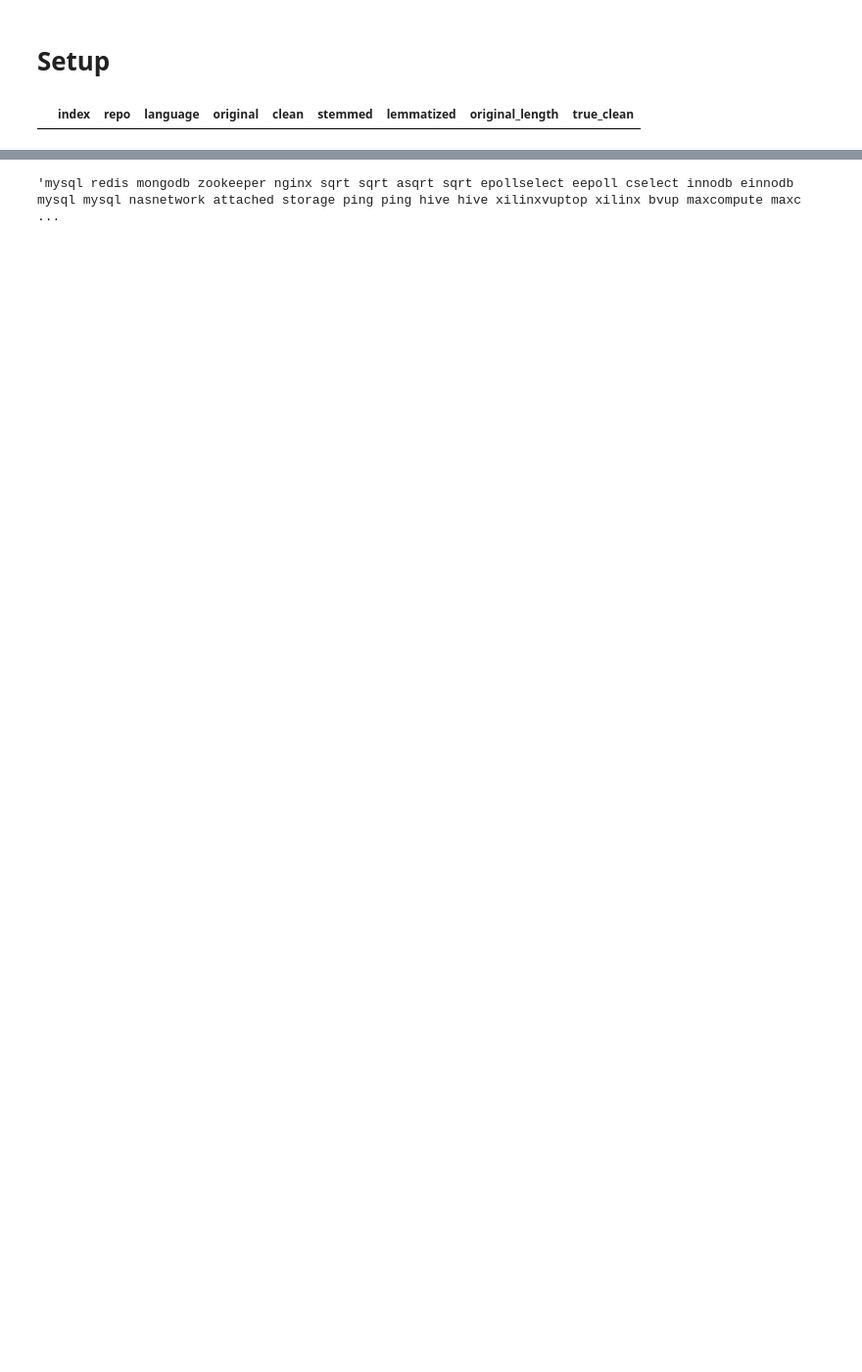
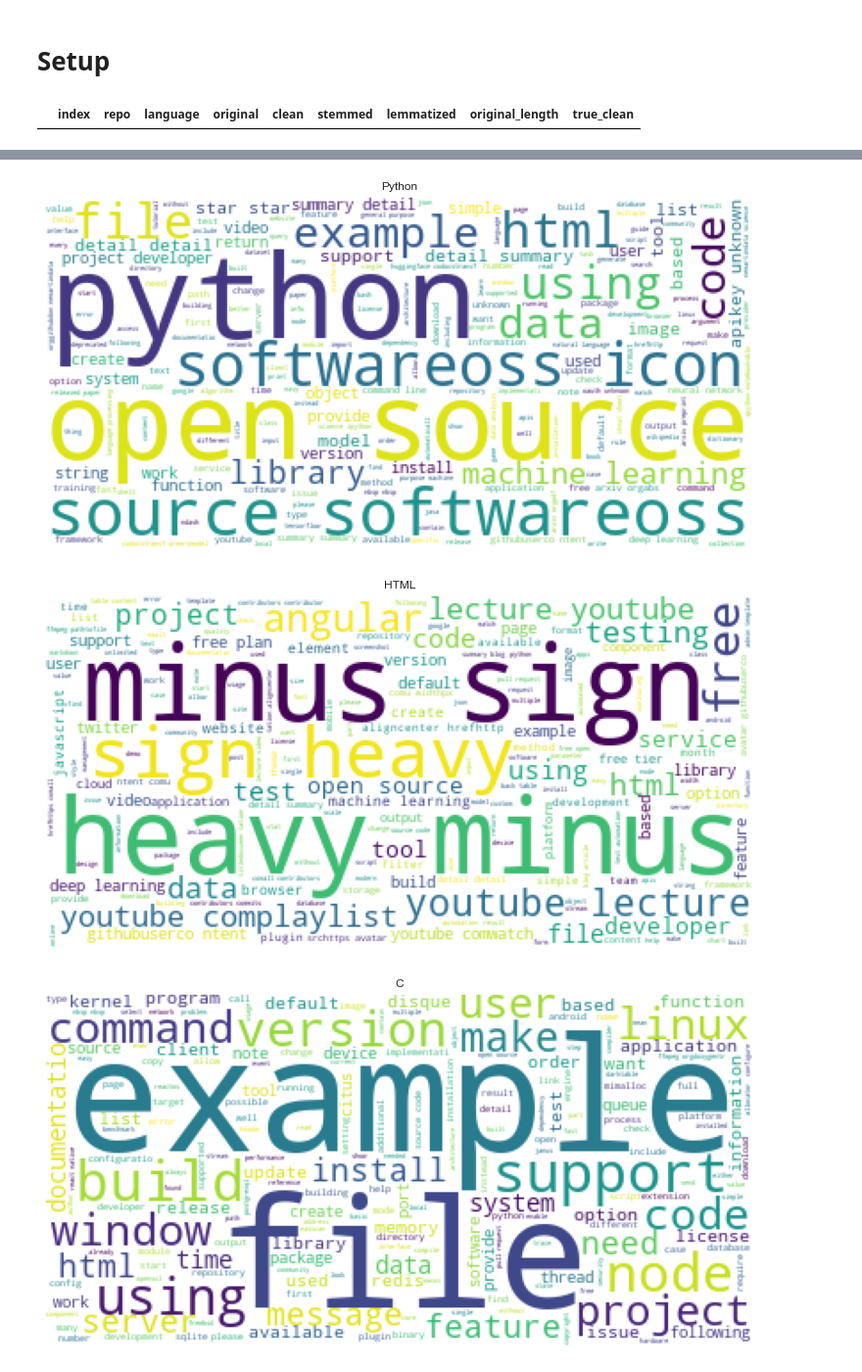
Before and after one commit to Dash-n-Dave-NLP/Project-Dave, a Jupyter notebook: explore_real.ipynb, the cells around one changed output, grey strips where cells are left out. Shown at 98% size. Saved outputs shown, nothing was run; the diff lists cells and outputs as text; code cells hidden in the pictures; blank space fills up the shorter version.

```diff
--- a/explore_real.ipynb
+++ b/explore_real.ipynb
@@ -19,8 +20,6 @@ df = git_df()
 df[df.language.isnull() == True]
 # %% [output]
 |  | index | repo | language | original | clean | stemmed | lemmatized | original_length | true_clean |
-# %%
-df = df.drop(columns='index')
 # %%
 df
 # %% [output]
@@ -73,6 +72,16 @@ languages = [python, html, c, cplusplus, php, other]
 # %%
 # str(TextBlob(df.true_clean[1]).correct())
 # %%
-df.true_clean[0]
+for l in languages:
+
+    img = WordCloud(background_color= 'white')\
+    .generate(l.words)
+
+    plt.imshow(img)
+    plt.axis('off')
+    plt.title(l.label)
+    plt.show()
 # %% [output]
-'mysql redis mongodb zookeeper nginx sqrt sqrt asqrt sqrt epollselect eepoll cselect innodb einnodb mysql mysql nasnetwork attached storage ping ping hive hive xilinxvuptop xilinx bvup maxcompute maxc ...
+[figure, added]
+[figure, added]
+[figure, added]
```
Also changed, not shown: parts of 3 cells of this notebook.
